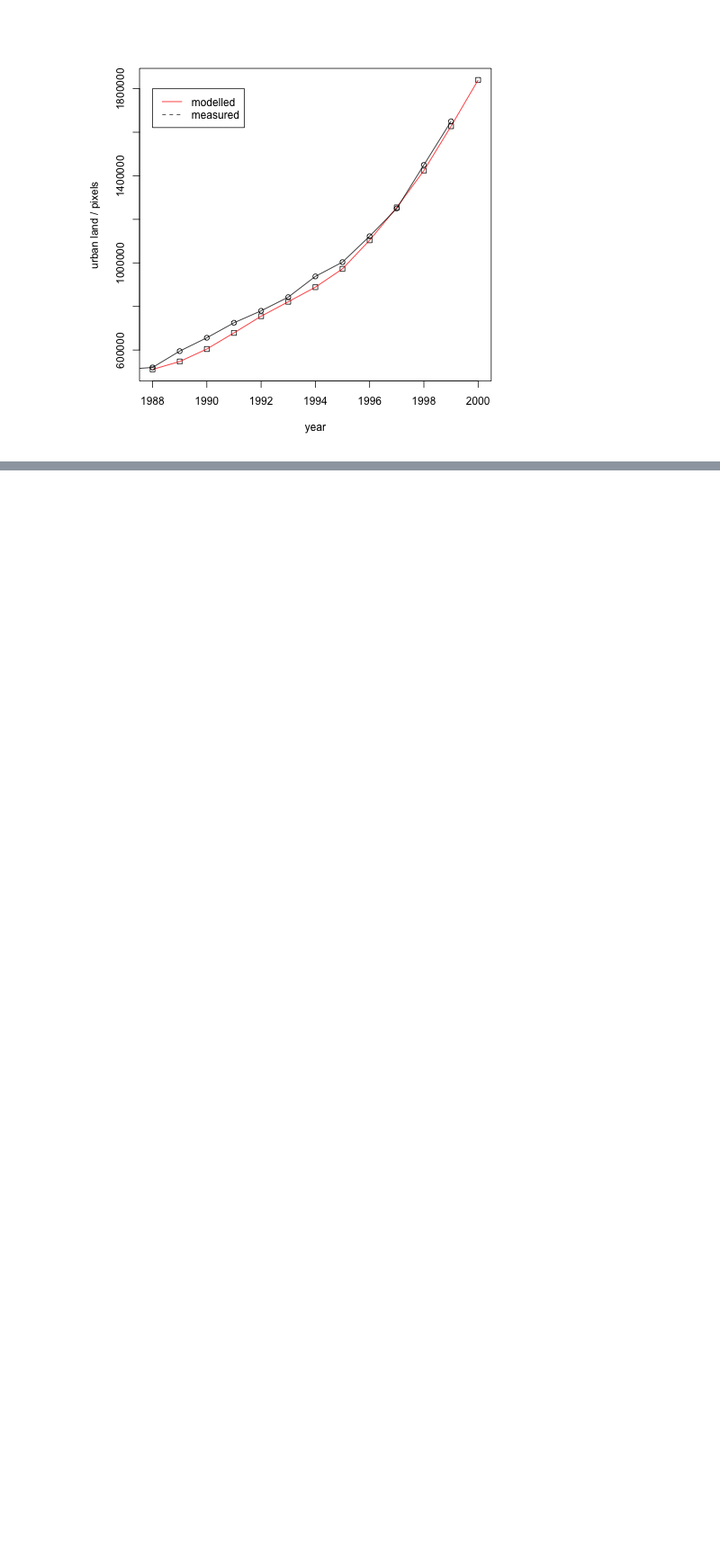
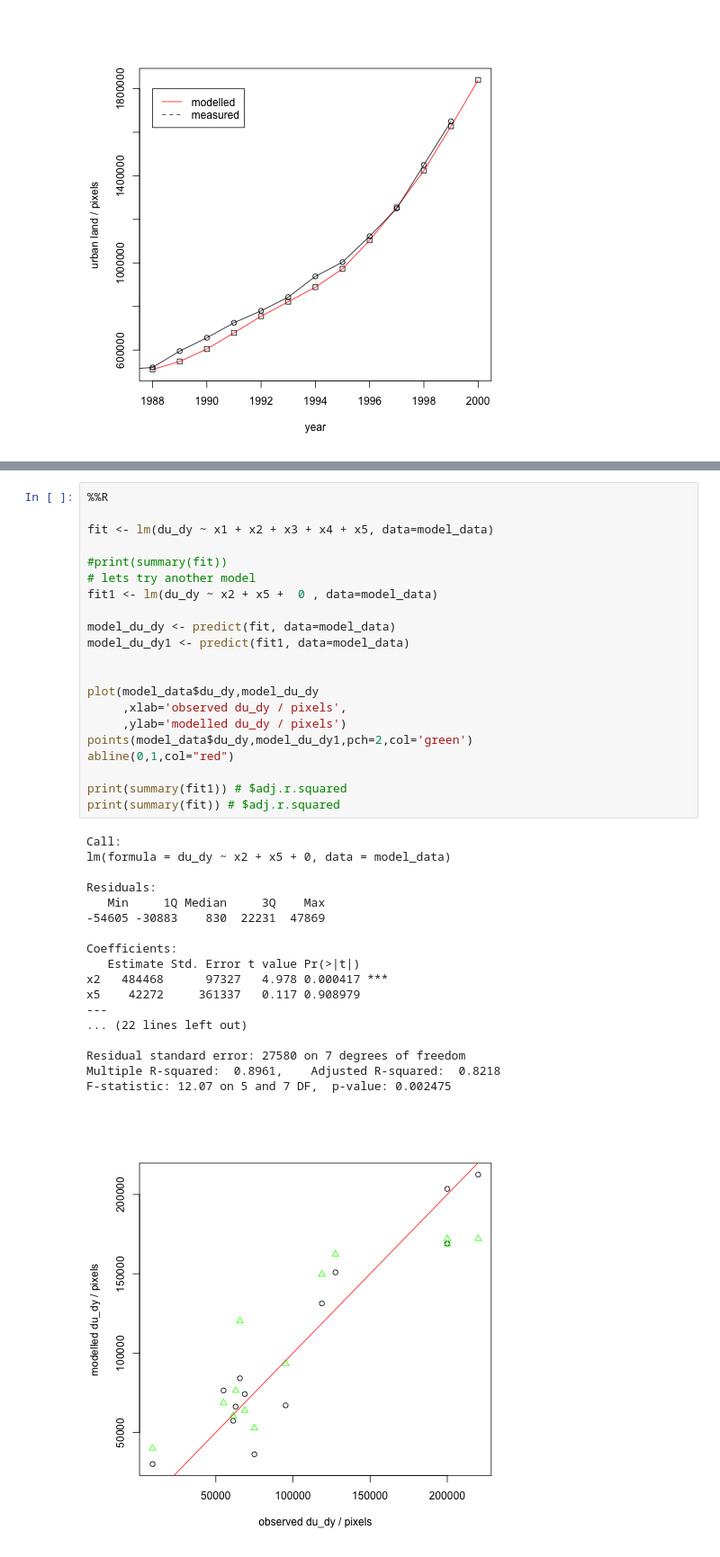
Before and after one commit to profLewis/GEOG0027_Coursework, a Jupyter notebook: docs/2021_UrbanModel.ipynb, the cells around one changed output, grey strips where cells are left out. Shown: that part at 90% size. Drawn from its saved outputs; the diff is of its cells as text; blank space fills up the shorter version.

```diff
--- a/docs/2021_UrbanModel.ipynb
+++ b/docs/2021_UrbanModel.ipynb
@@ -428,0 +574,40 @@ The *main* result here is, in many ways, simply the plots and the statistics gen
+# %%
+%%R
+
+fit <- lm(du_dy ~ x1 + x2 + x3 + x4 + x5, data=model_data)
+
+#print(summary(fit))
+# lets try another model
+fit1 <- lm(du_dy ~ x2 + x5 +  0 , data=model_data)
+
+model_du_dy <- predict(fit, data=model_data)
+model_du_dy1 <- predict(fit1, data=model_data)
+
+
+plot(model_data$du_dy,model_du_dy
+     ,xlab='observed du_dy / pixels',
+     ,ylab='modelled du_dy / pixels')
+points(model_data$du_dy,model_du_dy1,pch=2,col='green')
+abline(0,1,col="red")
+
+print(summary(fit1)) # $adj.r.squared
+print(summary(fit)) # $adj.r.squared
+# %% [output]
+Call:
+lm(formula = du_dy ~ x2 + x5 + 0, data = model_data)
+
+Residuals:
+   Min     1Q Median     3Q    Max
+-54605 -30883    830  22231  47869
+
+Coefficients:
+   Estimate Std. Error t value Pr(>|t|)
+x2   484468      97327   4.978 0.000417 ***
+x5    42272     361337   0.117 0.908979
+---
+... (22 lines left out)
+
+Residual standard error: 27580 on 7 degrees of freedom
+Multiple R-squared:  0.8961,    Adjusted R-squared:  0.8218
+F-statistic: 12.07 on 5 and 7 DF,  p-value: 0.002475
+[figure, added]
```
Also changed, not shown: parts of 8 cells of this notebook.
